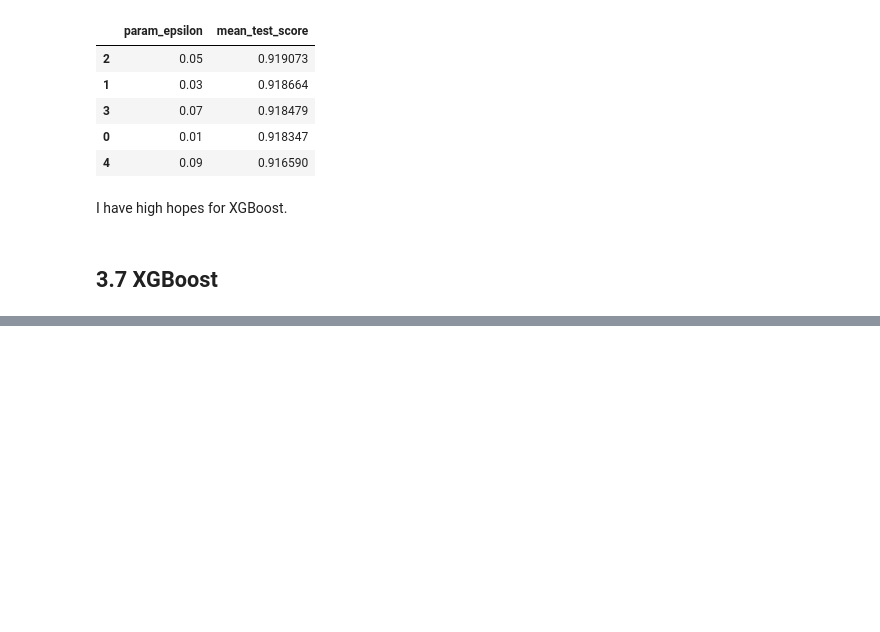
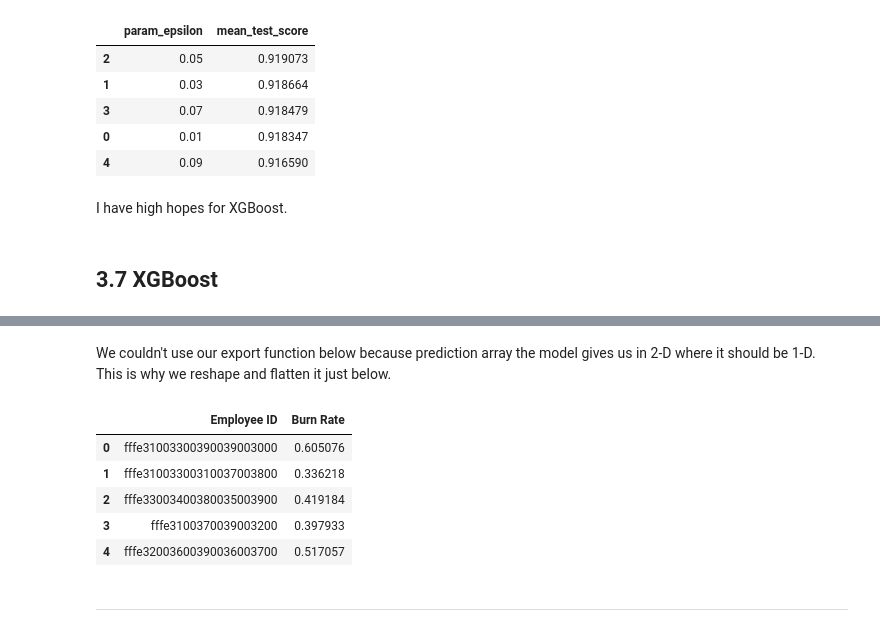
Before and after one commit to gulmert89/bootcamp_files, a Jupyter notebook: burning_out.ipynb, the cells around one changed output, grey strips where cells are left out. Cells and saved outputs as stored; diff of their text form; code cells hidden in the pictures; blank space fills up the shorter version.

```diff
--- a/burning_out.ipynb
+++ b/burning_out.ipynb
@@ -1127,0 +1162,13 @@ xgb_gridCV.sort_values(by="test-mae-mean").head()
+# %%
+model = models.Sequential()
+model.add(layers.Dense(units=16,
+                       input_shape=(X_train_norm.shape[1], ),
+                       kernel_initializer="GlorotUniform",
+                       name="Hidden_Layer1"))
+model.add(layers.BatchNormalization())
+model.add(layers.Activation("relu"))
+#dense_layer(64)
+model.add(layers.Dropout(0.05))
+#dense_layer(128)
+model.add(layers.Dense(1, name="Output_Layer"))
+model.summary()
@@ -1127,0 +1249,20 @@ xgb_gridCV.sort_values(by="test-mae-mean").head()
+# %% [markdown]
+We couldn't use our export function below because prediction array the model gives us in 2-D where it should be 1-D.<br>This is why we reshape and flatten it just below.
+# %%
+ann_predict = model.predict(X_test_norm).reshape(-1)
+predicted_output = pd.concat([pd.Series(test.iloc[:, 0]),
+                                        pd.Series(ann_predict)],
+                                axis=1)
+wrong_column_name = predicted_output.columns[-1]
+predicted_output.rename(columns = {wrong_column_name:"Burn Rate"}, inplace=True)
+#predicted_output.to_csv(path_or_buf=("ann_output.csv"), index=False)
+predicted_output.head()
+# %% [output]
+|  | Employee ID | Burn Rate |
+| 0 | fffe31003300390039003000 | 0.605076 |
+| 1 | fffe31003300310037003800 | 0.336218 |
+| 2 | fffe33003400380035003900 | 0.419184 |
+| 3 | fffe3100370039003200 | 0.397933 |
+| 4 | fffe32003600390036003700 | 0.517057 |
+# %% [markdown]
+***
```
Also changed, not shown: parts of 30 cells of this notebook.
